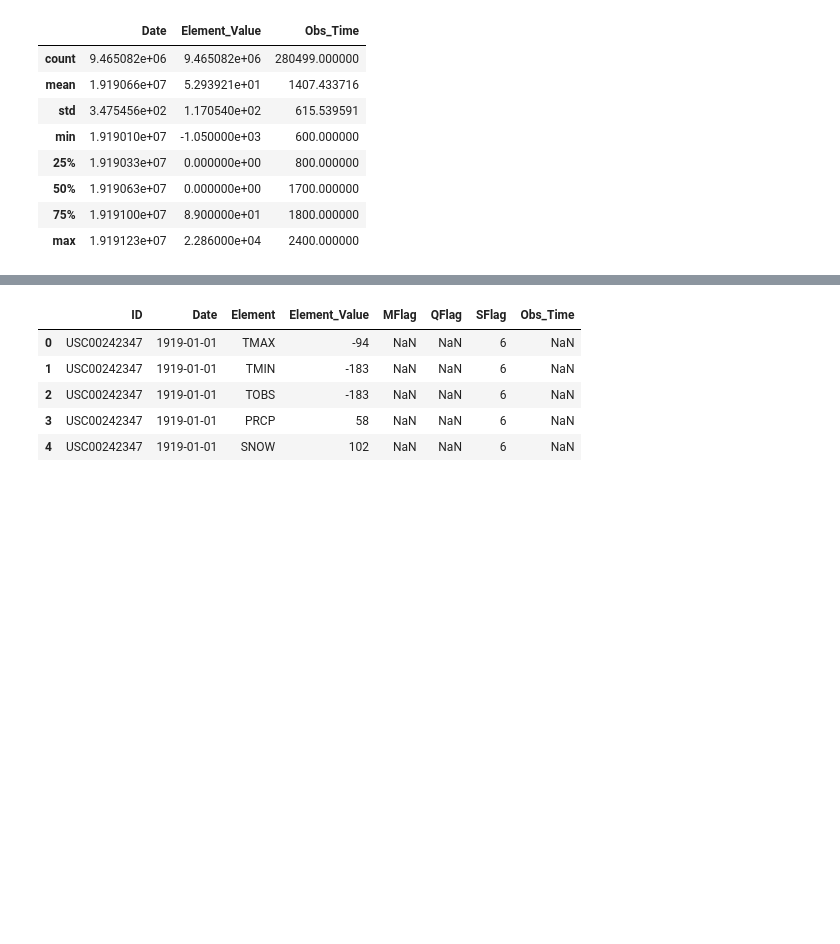
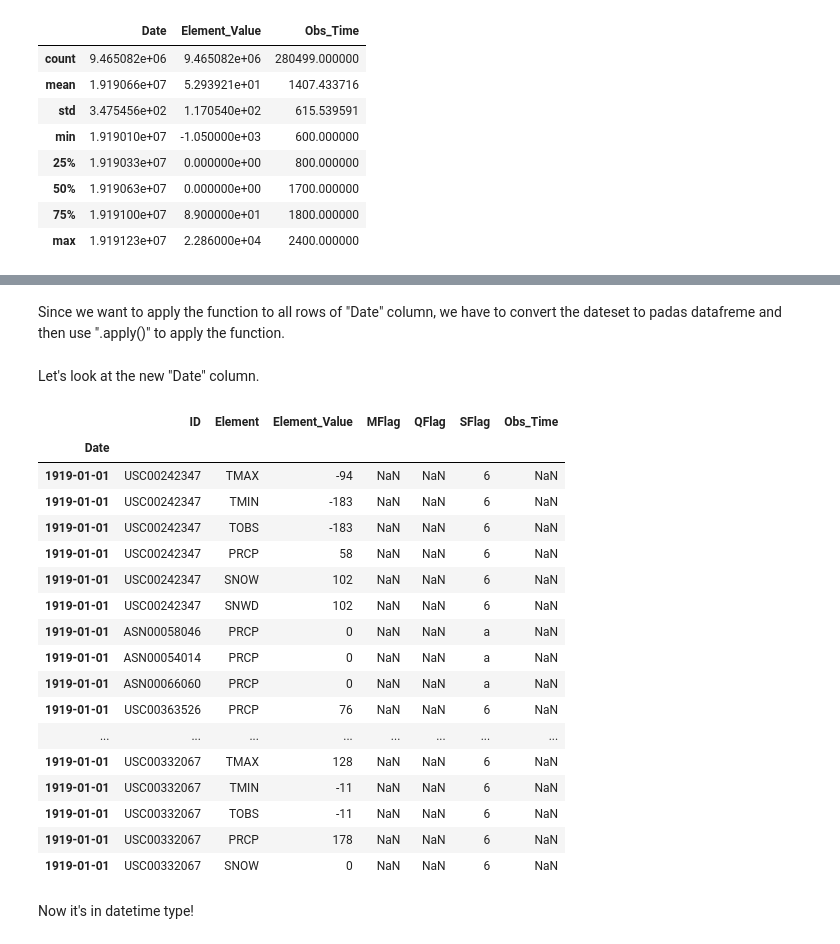
Before and after one commit to miaowu128/QTM350FinalProject, a Jupyter notebook: Olivia/Olivia-note.ipynb, the cells around one changed output, grey strips where cells are left out. Saved outputs shown, nothing was run; the diff lists cells and outputs as text; code cells hidden in the pictures; blank space fills up the shorter version.

Commit message:
datetime
Haha

```diff
--- a/Olivia/Olivia-note.ipynb
+++ b/Olivia/Olivia-note.ipynb
@@ -281,3 +301,5 @@ def toDatetime(x):
     return date
+# %% [markdown]
+Since we want to apply the function to all rows of "Date" column, we have to convert the dateset to padas datafreme and then use ".apply()" to apply the function.
 # %%
 df_1919_pd = pd.DataFrame(df_1919_all)
@@ -285,10 +306 @@ df_1919_pd = pd.DataFrame(df_1919_all)
 df_1919_pd['Date']=df_1919_pd['Date'].apply(toDatetime)
-# %%
-df_1919_pd.head()
-# %% [output]
-|  | ID | Date | Element | Element_Value | MFlag | QFlag | SFlag | Obs_Time |
-| 0 | USC00242347 | 1919-01-01 | TMAX | -94 | NaN | NaN | 6 | NaN |
-| 1 | USC00242347 | 1919-01-01 | TMIN | -183 | NaN | NaN | 6 | NaN |
-| 2 | USC00242347 | 1919-01-01 | TOBS | -183 | NaN | NaN | 6 | NaN |
-| 3 | USC00242347 | 1919-01-01 | PRCP | 58 | NaN | NaN | 6 | NaN |
-| 4 | USC00242347 | 1919-01-01 | SNOW | 102 | NaN | NaN | 6 | NaN |
@@ -294,0 +309,25 @@ df_1919_pd.head()
+# %% [markdown]
+Let's look at the new "Date" column.
+# %%
+df_1919_date.head(20)
+# %% [output]
+|  | ID | Element | Element_Value | MFlag | QFlag | SFlag | Obs_Time |
+| Date |  |  |  |  |  |  |  |
+| 1919-01-01 | USC00242347 | TMAX | -94 | NaN | NaN | 6 | NaN |
+| 1919-01-01 | USC00242347 | TMIN | -183 | NaN | NaN | 6 | NaN |
+| 1919-01-01 | USC00242347 | TOBS | -183 | NaN | NaN | 6 | NaN |
+| 1919-01-01 | USC00242347 | PRCP | 58 | NaN | NaN | 6 | NaN |
+| 1919-01-01 | USC00242347 | SNOW | 102 | NaN | NaN | 6 | NaN |
+| 1919-01-01 | USC00242347 | SNWD | 102 | NaN | NaN | 6 | NaN |
+| 1919-01-01 | ASN00058046 | PRCP | 0 | NaN | NaN | a | NaN |
+| 1919-01-01 | ASN00054014 | PRCP | 0 | NaN | NaN | a | NaN |
+| 1919-01-01 | ASN00066060 | PRCP | 0 | NaN | NaN | a | NaN |
+| 1919-01-01 | USC00363526 | PRCP | 76 | NaN | NaN | 6 | NaN |
+| ... | ... | ... | ... | ... | ... | ... | ... |
+| 1919-01-01 | USC00332067 | TMAX | 128 | NaN | NaN | 6 | NaN |
+| 1919-01-01 | USC00332067 | TMIN | -11 | NaN | NaN | 6 | NaN |
+| 1919-01-01 | USC00332067 | TOBS | -11 | NaN | NaN | 6 | NaN |
+| 1919-01-01 | USC00332067 | PRCP | 178 | NaN | NaN | 6 | NaN |
+| 1919-01-01 | USC00332067 | SNOW | 0 | NaN | NaN | 6 | NaN |
+# %% [markdown]
+Now it's in datetime type!
```
Also changed, not shown: parts of 18 cells of this notebook.
